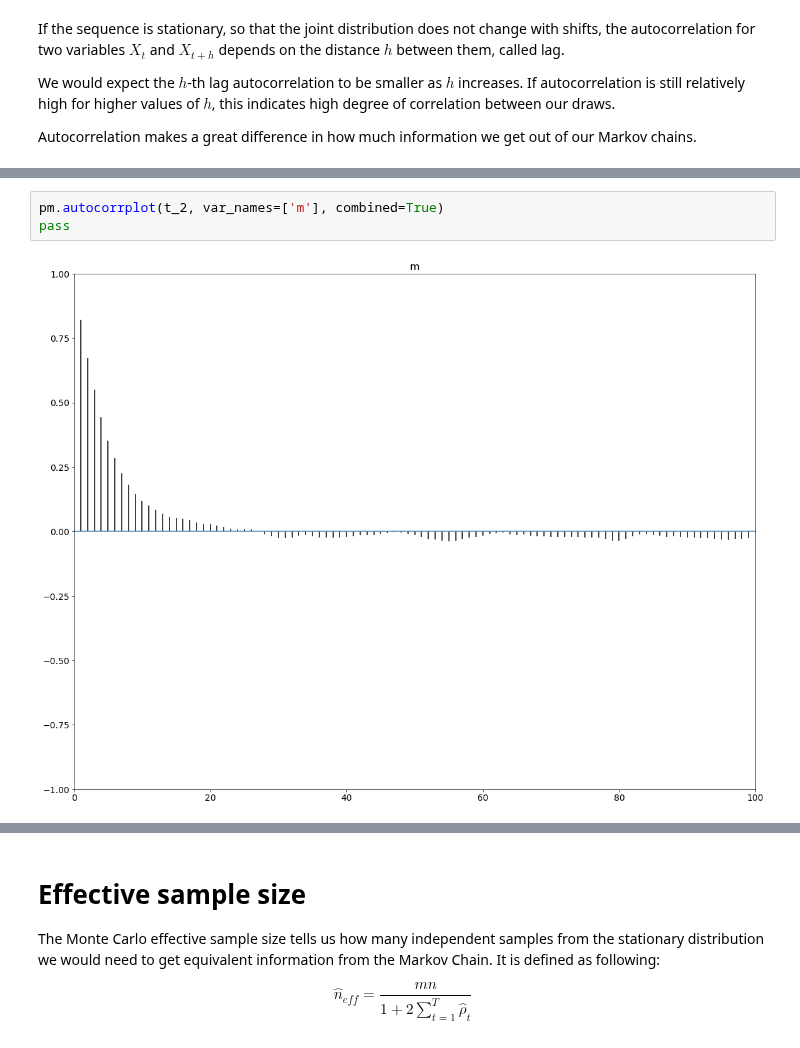
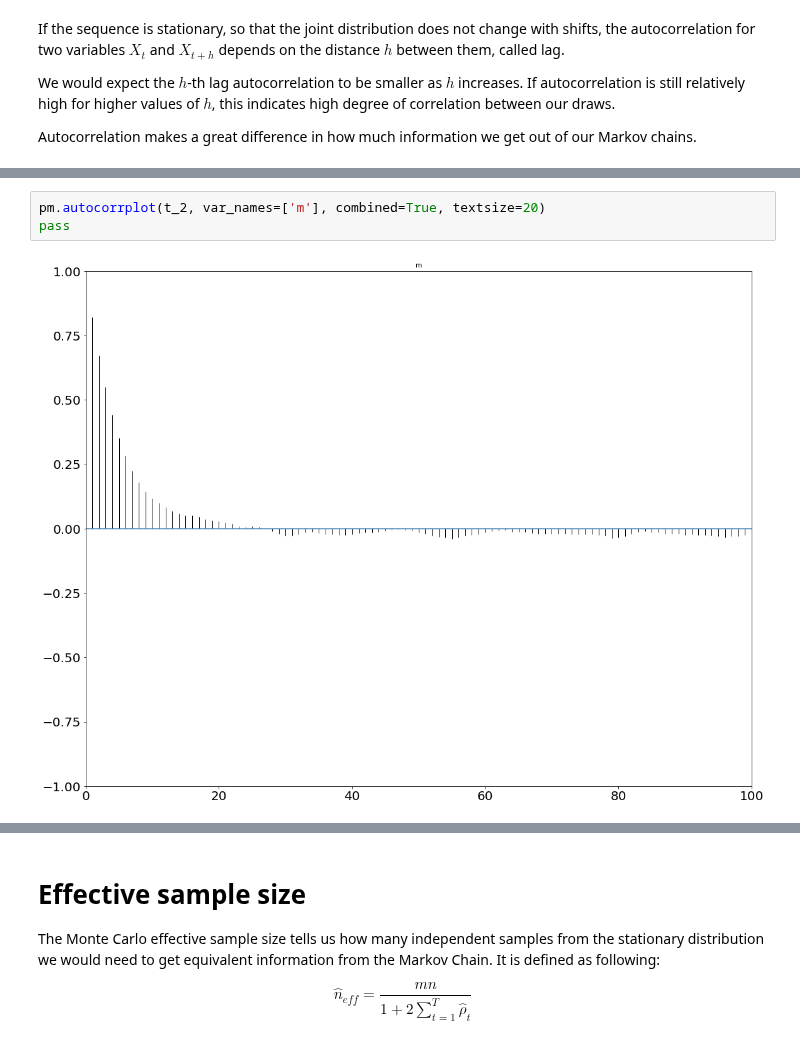
Before and after one commit to fcastagna/mcmc_convergence, a Jupyter notebook: try.ipynb, the cells around one changed output, grey strips where cells are left out. Drawn from its saved outputs; the diff is of its cells as text.

```diff
--- a/try.ipynb
+++ b/try.ipynb
@@ -202,6 +208,6 @@ pass
 # %%
-pm.autocorrplot(t_2, var_names=['m'], combined=True)
+pm.autocorrplot(t_2, var_names=['m'], combined=True, textsize=20)
 pass
 # %% [output]
-[figure, old version]
+[figure, new version]
 # %%
```
Also changed, not shown: parts of 15 cells of this notebook.
